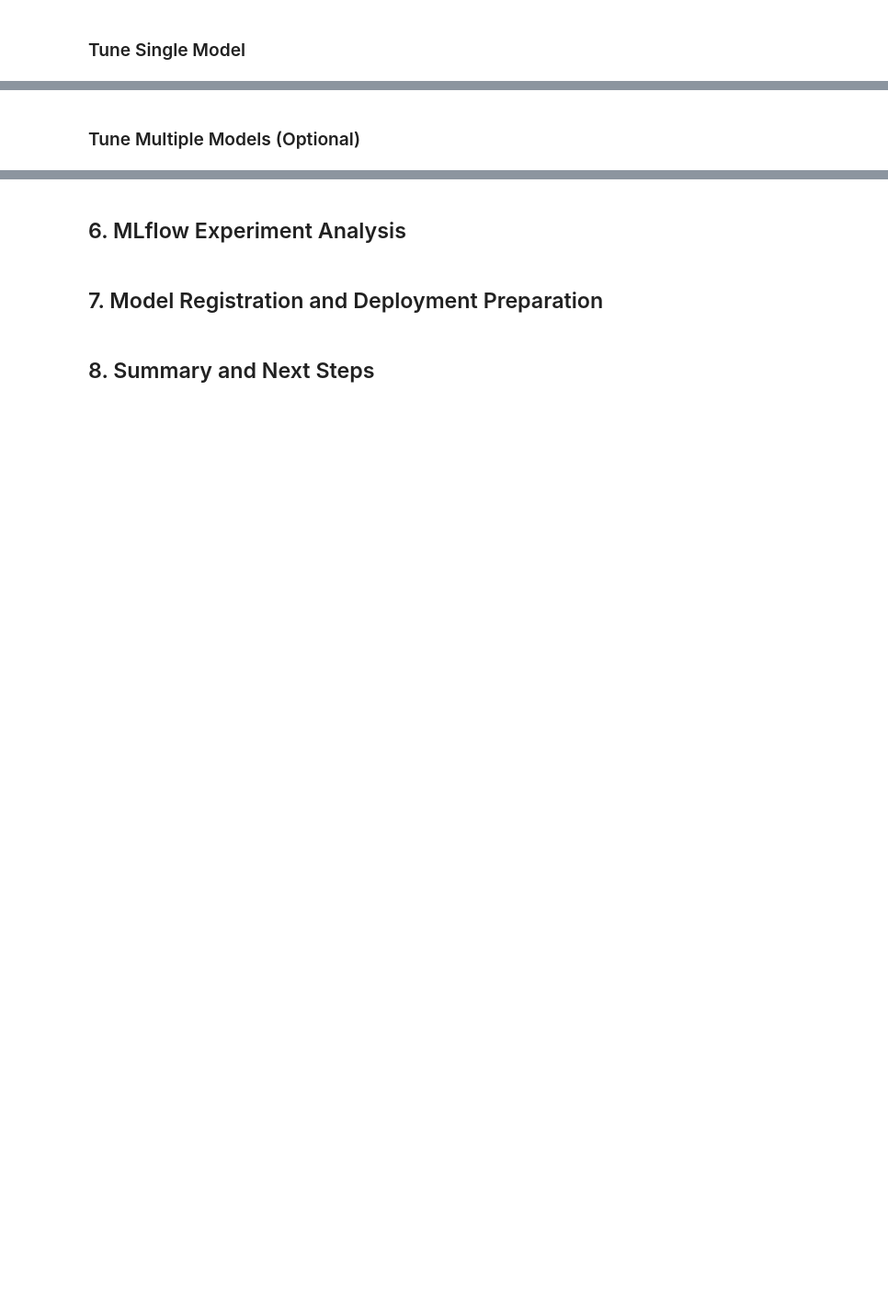
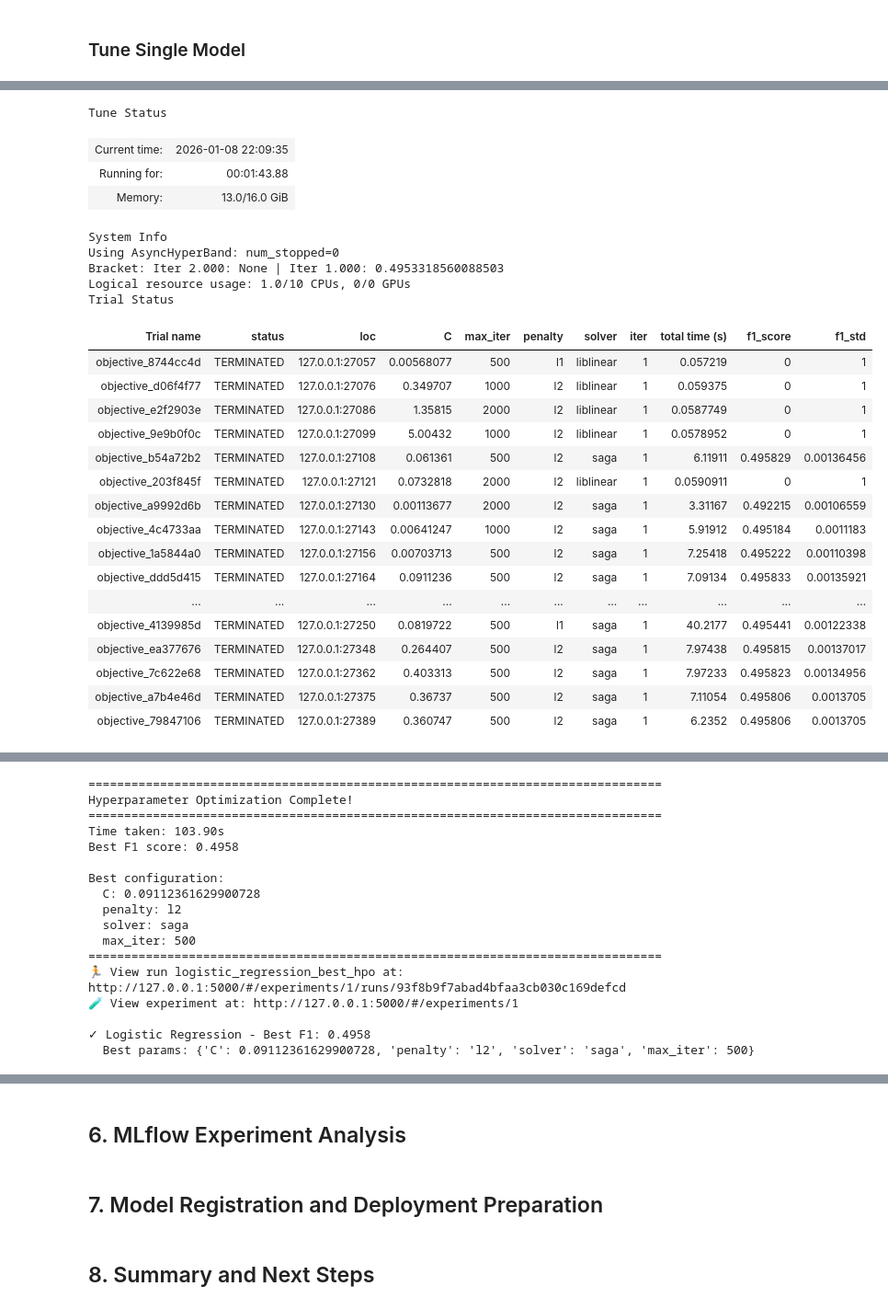
Before and after one commit to mykh74/mediwatch, a Jupyter notebook: notebooks/02_model_training.ipynb, the cells around one changed output, grey strips where cells are left out. Shown at 92% size. Saved outputs shown, nothing was run; the diff lists cells and outputs as text; code cells hidden in the pictures; blank space fills up the shorter version.

```diff
--- a/notebooks/02_model_training.ipynb
+++ b/notebooks/02_model_training.ipynb
@@ -157,7 +242,7 @@ try:
         y_train=y_train,
         model_name="xgboost",
         use_scaling=False,
-        track_mlflow=True,
+        track_mlflow=False,  # Disabled MLflow tracking
         experiment_name=EXPERIMENT_NAME
     )
 
@@ -165,7 +250,7 @@ try:
         pipeline=xgb_artifacts.pipeline,
         x_test=X_test,
         y_test=y_test,
-        track_mlflow=True
+        track_mlflow=False  # Disabled MLflow tracking
     )
 
     print_evaluation_report(xgb_metrics, "XGBoost")
@@ -264,2 +565,0 @@ print_evaluation_report(best_rf_metrics, "Random Forest (Tuned)")
-# %% [markdown]
-### Tune Multiple Models (Optional)
@@ -281,0 +566,45 @@ print("Multiple model tuning skipped (uncomment to run)")
+# %%
+# 1. Tune Logistic Regression
+print("\n[1/5] Tuning Logistic Regression...")
+print("-" * 80)
+
+hpo_results_all['logistic_regression'] = run_hpo(
+    x_train=X_train,
+    y_train=y_train,
+    model_name="logistic_regression",
+    num_samples=20,
+    max_concurrent_trials=4,
+    cv=3,
+    use_scaling=True,  # Logistic Regression benefits from scaling
+    mlflow_experiment_name=EXPERIMENT_NAME
+)
+
+print(f"\n✓ Logistic Regression - Best F1: {hpo_results_all['logistic_regression']['best_score']:.4f}")
+print(f"  Best params: {hpo_results_all['logistic_regression']['best_config']}")
+# %% [output]
+Tune Status
+| Current time: | 2026-01-08 22:09:35 |
+| Running for: | 00:01:43.88 |
+| Memory: | 13.0/16.0 GiB |
+System Info
+Using AsyncHyperBand: num_stopped=0
+Bracket: Iter 2.000: None | Iter 1.000: 0.4953318560088503
+Logical resource usage: 1.0/10 CPUs, 0/0 GPUs
+Trial Status
+| Trial name | status | loc | C | max_iter | penalty | solver | iter | total time (s) | f1_score | f1_std |
+| objective_8744cc4d | TERMINATED | 127.0.0.1:27057 | 0.00568077 | 500 | l1 | liblinear | 1 | 0.057219 | 0 | 1 |
+| objective_d06f4f77 | TERMINATED | 127.0.0.1:27076 | 0.349707 | 1000 | l2 | liblinear | 1 | 0.059375 | 0 | 1 |
+| objective_e2f2903e | TERMINATED | 127.0.0.1:27086 | 1.35815 | 2000 | l2 | liblinear | 1 | 0.0587749 | 0 | 1 |
+| objective_9e9b0f0c | TERMINATED | 127.0.0.1:27099 | 5.00432 | 1000 | l2 | liblinear | 1 | 0.0578952 | 0 | 1 |
+| objective_b54a72b2 | TERMINATED | 127.0.0.1:27108 | 0.061361 | 500 | l2 | saga | 1 | 6.11911 | 0.495829 | 0.00136456 |
+| objective_203f845f | TERMINATED | 127.0.0.1:27121 | 0.0732818 | 2000 | l2 | liblinear | 1 | 0.0590911 | 0 | 1 |
+| objective_a9992d6b | TERMINATED | 127.0.0.1:27130 | 0.00113677 | 2000 | l2 | saga | 1 | 3.31167 | 0.492215 | 0.00106559 |
+| objective_4c4733aa | TERMINATED | 127.0.0.1:27143 | 0.00641247 | 1000 | l2 | saga | 1 | 5.91912 | 0.495184 | 0.0011183 |
+| objective_1a5844a0 | TERMINATED | 127.0.0.1:27156 | 0.00703713 | 500 | l2 | saga | 1 | 7.25418 | 0.495222 | 0.00110398 |
+| objective_ddd5d415 | TERMINATED | 127.0.0.1:27164 | 0.0911236 | 500 | l2 | saga | 1 | 7.09134 | 0.495833 | 0.00135921 |
+| ... | ... | ... | ... | ... | ... | ... | ... | ... | ... | ... |
+| objective_4139985d | TERMINATED | 127.0.0.1:27250 | 0.0819722 | 500 | l1 | saga | 1 | 40.2177 | 0.495441 | 0.00122338 |
+| objective_ea377676 | TERMINATED | 127.0.0.1:27348 | 0.264407 | 500 | l2 | saga | 1 | 7.97438 | 0.495815 | 0.00137017 |
+| objective_7c622e68 | TERMINATED | 127.0.0.1:27362 | 0.403313 | 500 | l2 | saga | 1 | 7.97233 | 0.495823 | 0.00134956 |
+| objective_a7b4e46d | TERMINATED | 127.0.0.1:27375 | 0.36737 | 500 | l2 | saga | 1 | 7.11054 | 0.495806 | 0.0013705 |
+| objective_79847106 | TERMINATED | 127.0.0.1:27389 | 0.360747 | 500 | l2 | saga | 1 | 6.2352 | 0.495806 | 0.0013705 |
@@ -281,0 +613,17 @@ print("Multiple model tuning skipped (uncomment to run)")
+================================================================================
+Hyperparameter Optimization Complete!
+================================================================================
+Time taken: 103.90s
+Best F1 score: 0.4958
+
+Best configuration:
+  C: 0.09112361629900728
+  penalty: l2
+  solver: saga
+  max_iter: 500
+================================================================================
+🏃 View run logistic_regression_best_hpo at: http://127.0.0.1:5000/#/experiments/1/runs/93f8b9f7abad4bfaa3cb030c169defcd
+🧪 View experiment at: http://127.0.0.1:5000/#/experiments/1
+
+✓ Logistic Regression - Best F1: 0.4958
+  Best params: {'C': 0.09112361629900728, 'penalty': 'l2', 'solver': 'saga', 'max_iter': 500}
```
Also changed, not shown: parts of 43 cells of this notebook, 12 other files.
